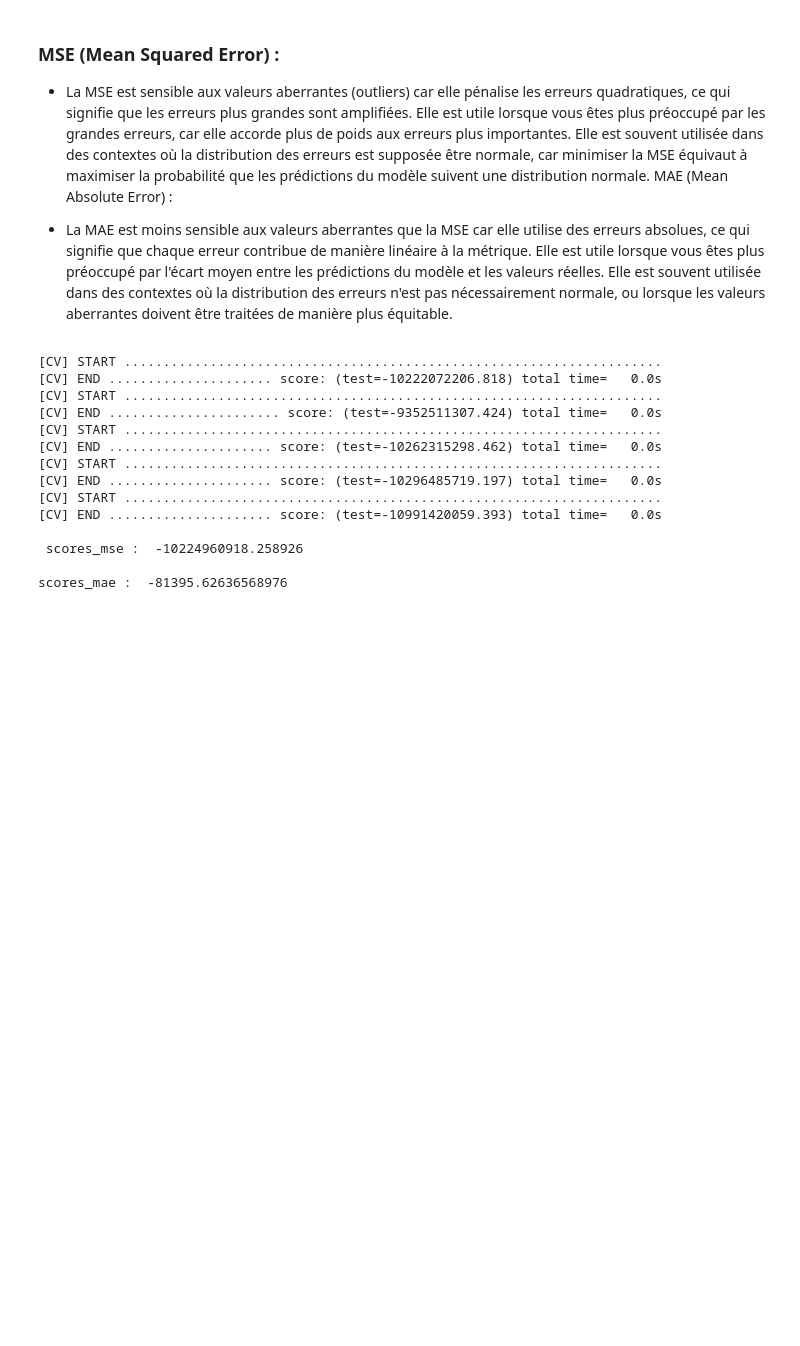
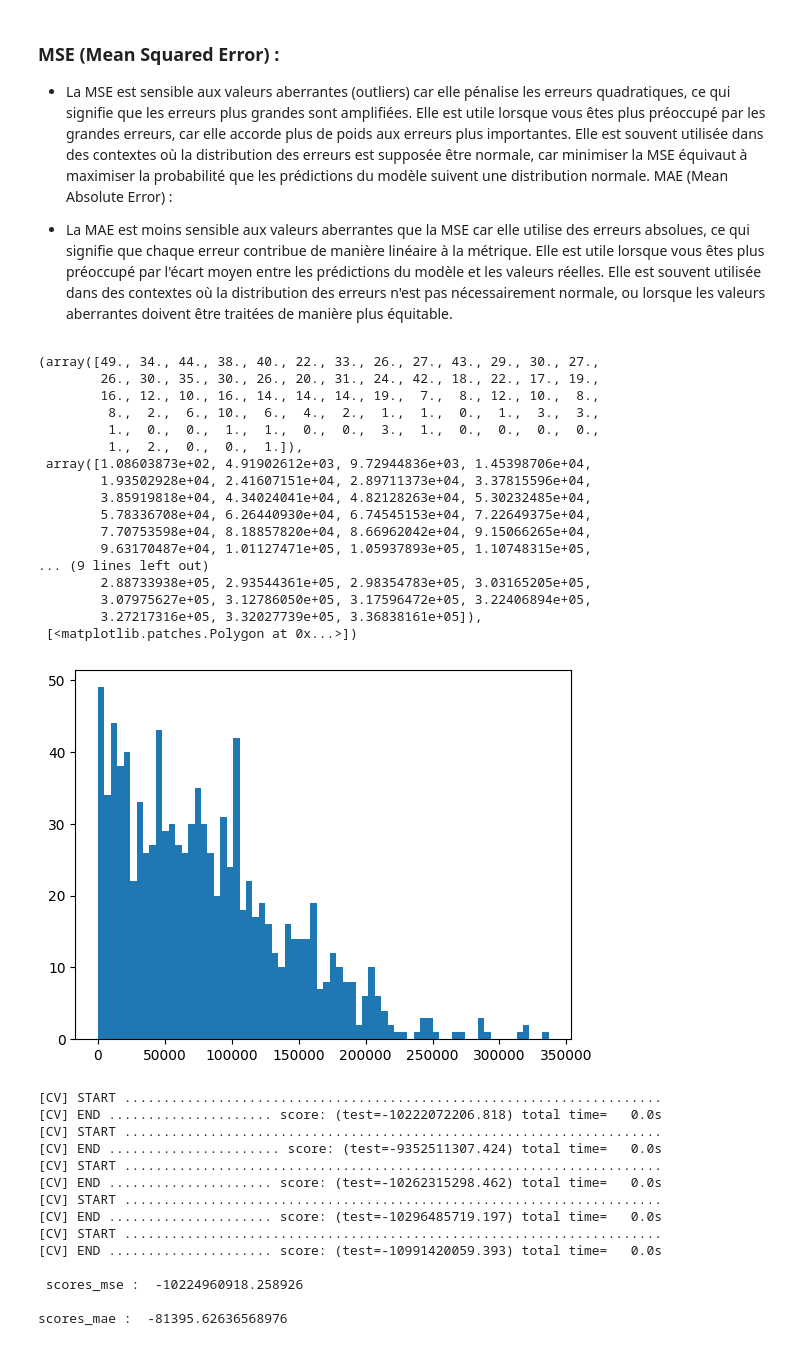
Before and after one commit to Chouaib95/ML-Models, a Jupyter notebook: Apprentissage supervise/regression_lineaire_multiple.ipynb, the cells around one changed output. Cells and saved outputs as stored; diff of their text form; code cells hidden in the pictures; blank space fills up the shorter version.

```diff
--- a/Apprentissage supervise/regression_lineaire_multiple.ipynb
+++ b/Apprentissage supervise/regression_lineaire_multiple.ipynb
@@ -151,5 +151,28 @@ MAE (Mean Absolute Error) :
 * La MAE est moins sensible aux valeurs aberrantes que la MSE car elle utilise des erreurs absolues, ce qui signifie que chaque erreur contribue de manière linéaire à la métrique.
 Elle est utile lorsque vous êtes plus préoccupé par l'écart moyen entre les prédictions du modèle et les valeurs réelles.
 Elle est souvent utilisée dans des contextes où la distribution des erreurs n'est pas nécessairement normale, ou lorsque les valeurs aberrantes doivent être traitées de manière plus équitable.
+# %%
+erreur = abs(y_test - model.predict(X_test))
+# %%
+plt.hist(erreur, bins = 70, histtype='stepfilled')
+# %% [output]
+(array([49., 34., 44., 38., 40., 22., 33., 26., 27., 43., 29., 30., 27.,
+        26., 30., 35., 30., 26., 20., 31., 24., 42., 18., 22., 17., 19.,
+        16., 12., 10., 16., 14., 14., 14., 19.,  7.,  8., 12., 10.,  8.,
+         8.,  2.,  6., 10.,  6.,  4.,  2.,  1.,  1.,  0.,  1.,  3.,  3.,
+         1.,  0.,  0.,  1.,  1.,  0.,  0.,  3.,  1.,  0.,  0.,  0.,  0.,
+         1.,  2.,  0.,  0.,  1.]),
+ array([1.08603873e+02, 4.91902612e+03, 9.72944836e+03, 1.45398706e+04,
+        1.93502928e+04, 2.41607151e+04, 2.89711373e+04, 3.37815596e+04,
+        3.85919818e+04, 4.34024041e+04, 4.82128263e+04, 5.30232485e+04,
+        5.78336708e+04, 6.26440930e+04, 6.74545153e+04, 7.22649375e+04,
+        7.70753598e+04, 8.18857820e+04, 8.66962042e+04, 9.15066265e+04,
+        9.63170487e+04, 1.01127471e+05, 1.05937893e+05, 1.10748315e+05,
+... (9 lines left out)
+        2.88733938e+05, 2.93544361e+05, 2.98354783e+05, 3.03165205e+05,
+        3.07975627e+05, 3.12786050e+05, 3.17596472e+05, 3.22406894e+05,
+        3.27217316e+05, 3.32027739e+05, 3.36838161e+05]),
+ [<matplotlib.patches.Polygon at 0x...>])
+[figure, added]
 # %%
 # Utiliser MSE comme métrique d'évaluation
```
Also changed, not shown: parts of 1 cell of this notebook, 1 other file.
